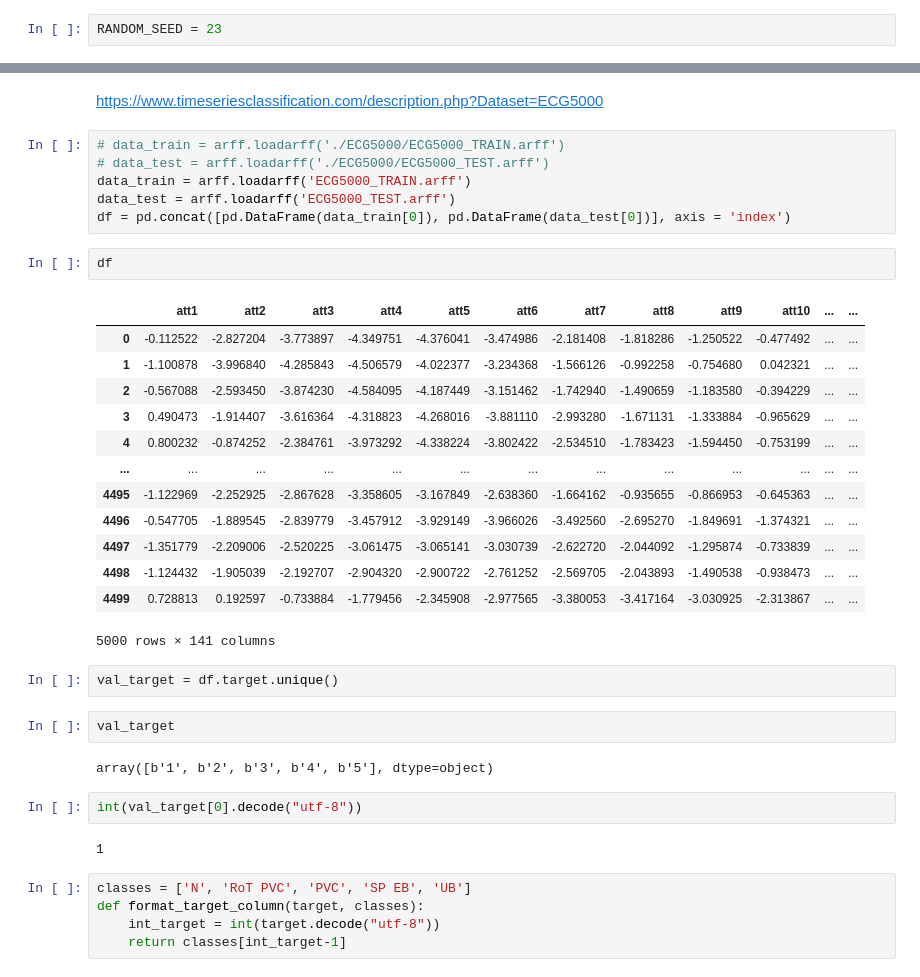
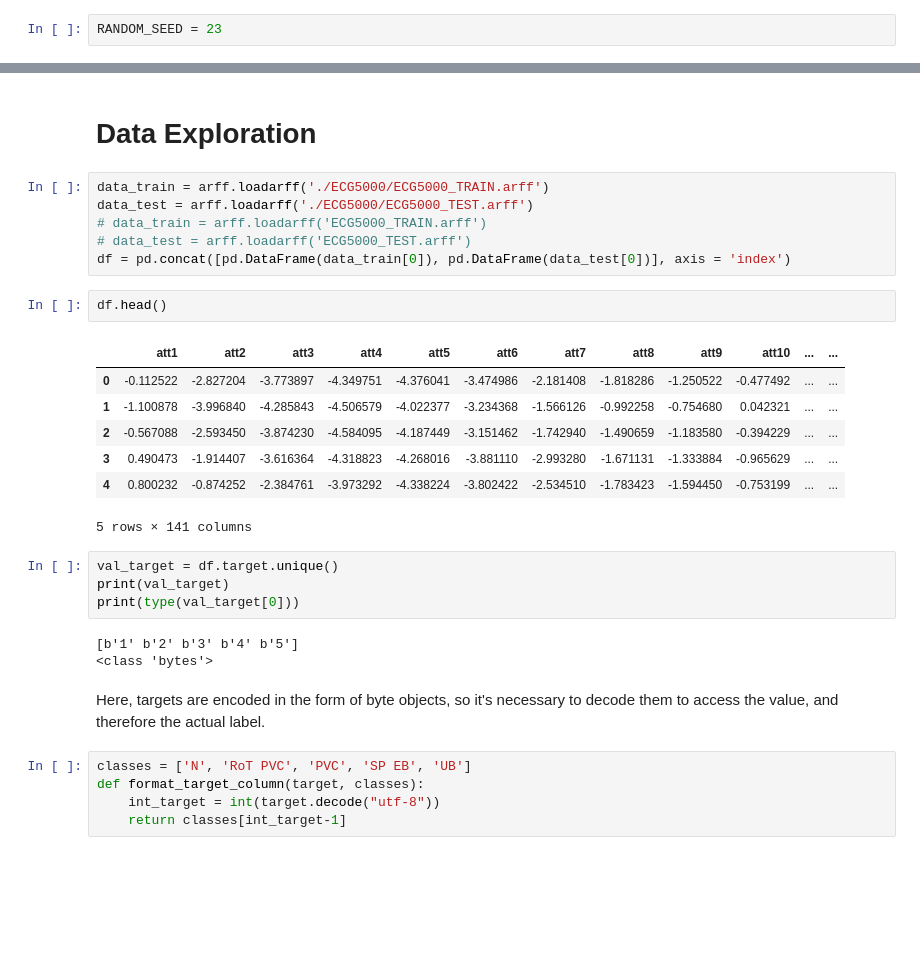
Before and after one commit to Clement1103/data_science_projects, a Jupyter notebook: DL_projects/anomaly_hearthbeats_detc/hearthbeats_anomaly_detection.ipynb, the cells around one changed output, grey strips where cells are left out. Drawn from its saved outputs; the diff is of its cells as text; blank space fills up the shorter version.

```diff
--- a/DL_projects/anomaly_hearthbeats_detc/hearthbeats_anomaly_detection.ipynb
+++ b/DL_projects/anomaly_hearthbeats_detc/hearthbeats_anomaly_detection.ipynb
@@ -24,37 +44,30 @@ uploaded = files.upload()
-# %% [markdown]
-https://www.timeseriesclassification.com/description.php?Dataset=ECG5000
+# %% [markdown]
+# Data Exploration
 # %%
-# data_train = arff.loadarff('./ECG5000/ECG5000_TRAIN.arff')
-# data_test = arff.loadarff('./ECG5000/ECG5000_TEST.arff')
-data_train = arff.loadarff('ECG5000_TRAIN.arff')
-data_test = arff.loadarff('ECG5000_TEST.arff')
+data_train = arff.loadarff('./ECG5000/ECG5000_TRAIN.arff')
+data_test = arff.loadarff('./ECG5000/ECG5000_TEST.arff')
+# data_train = arff.loadarff('ECG5000_TRAIN.arff')
+# data_test = arff.loadarff('ECG5000_TEST.arff')
 df = pd.concat([pd.DataFrame(data_train[0]), pd.DataFrame(data_test[0])], axis = 'index')
 # %%
-df
+df.head()
 # %% [output]
 |  | att1 | att2 | att3 | att4 | att5 | att6 | att7 | att8 | att9 | att10 | ... | ... |
 | 0 | -0.112522 | -2.827204 | -3.773897 | -4.349751 | -4.376041 | -3.474986 | -2.181408 | -1.818286 | -1.250522 | -0.477492 | ... | ... |
 | 1 | -1.100878 | -3.996840 | -4.285843 | -4.506579 | -4.022377 | -3.234368 | -1.566126 | -0.992258 | -0.754680 | 0.042321 | ... | ... |
 | 2 | -0.567088 | -2.593450 | -3.874230 | -4.584095 | -4.187449 | -3.151462 | -1.742940 | -1.490659 | -1.183580 | -0.394229 | ... | ... |
 | 3 | 0.490473 | -1.914407 | -3.616364 | -4.318823 | -4.268016 | -3.881110 | -2.993280 | -1.671131 | -1.333884 | -0.965629 | ... | ... |
 | 4 | 0.800232 | -0.874252 | -2.384761 | -3.973292 | -4.338224 | -3.802422 | -2.534510 | -1.783423 | -1.594450 | -0.753199 | ... | ... |
-| ... | ... | ... | ... | ... | ... | ... | ... | ... | ... | ... | ... | ... |
-| 4495 | -1.122969 | -2.252925 | -2.867628 | -3.358605 | -3.167849 | -2.638360 | -1.664162 | -0.935655 | -0.866953 | -0.645363 | ... | ... |
-| 4496 | -0.547705 | -1.889545 | -2.839779 | -3.457912 | -3.929149 | -3.966026 | -3.492560 | -2.695270 | -1.849691 | -1.374321 | ... | ... |
-| 4497 | -1.351779 | -2.209006 | -2.520225 | -3.061475 | -3.065141 | -3.030739 | -2.622720 | -2.044092 | -1.295874 | -0.733839 | ... | ... |
-| 4498 | -1.124432 | -1.905039 | -2.192707 | -2.904320 | -2.900722 | -2.761252 | -2.569705 | -2.043893 | -1.490538 | -0.938473 | ... | ... |
-| 4499 | 0.728813 | 0.192597 | -0.733884 | -1.779456 | -2.345908 | -2.977565 | -3.380053 | -3.417164 | -3.030925 | -2.313867 | ... | ... |
-5000 rows × 141 columns
+5 rows × 141 columns
 # %%
 val_target = df.target.unique()
+print(val_target)
+print(type(val_target[0]))
+# %% [output]
+[b'1' b'2' b'3' b'4' b'5']
+<class 'bytes'>
-# %%
-val_target
-# %% [output]
-array([b'1', b'2', b'3', b'4', b'5'], dtype=object)
-# %%
-int(val_target[0].decode("utf-8"))
-# %% [output]
-1
+# %% [markdown]
+Here, targets are encoded in the form of byte objects, so it's necessary to decode them to access the value, and therefore the actual label.
 # %%
 classes = ['N', 'RoT PVC', 'PVC', 'SP EB', 'UB']
 def format_target_column(target, classes):
```
Also changed, not shown: parts of 40 cells of this notebook, 2 other files.
